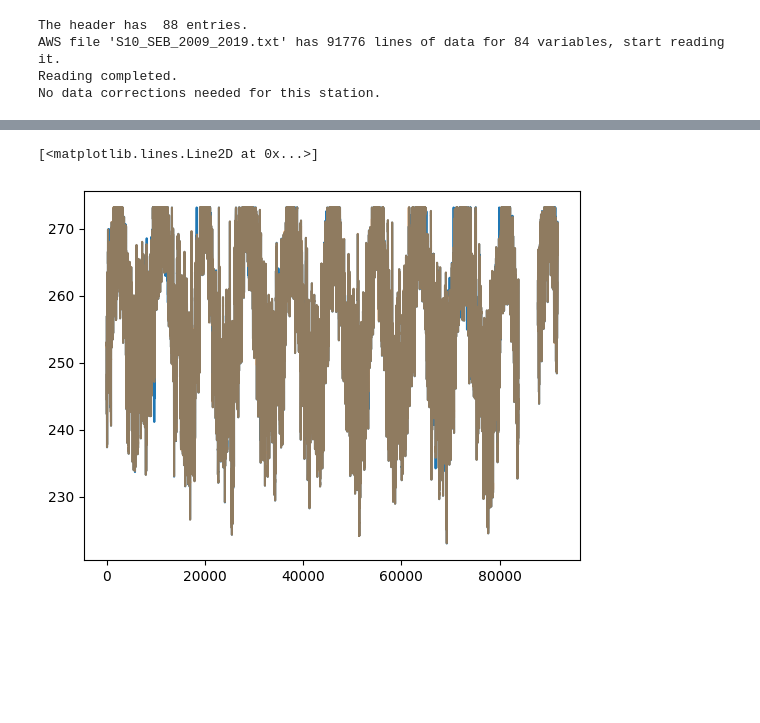
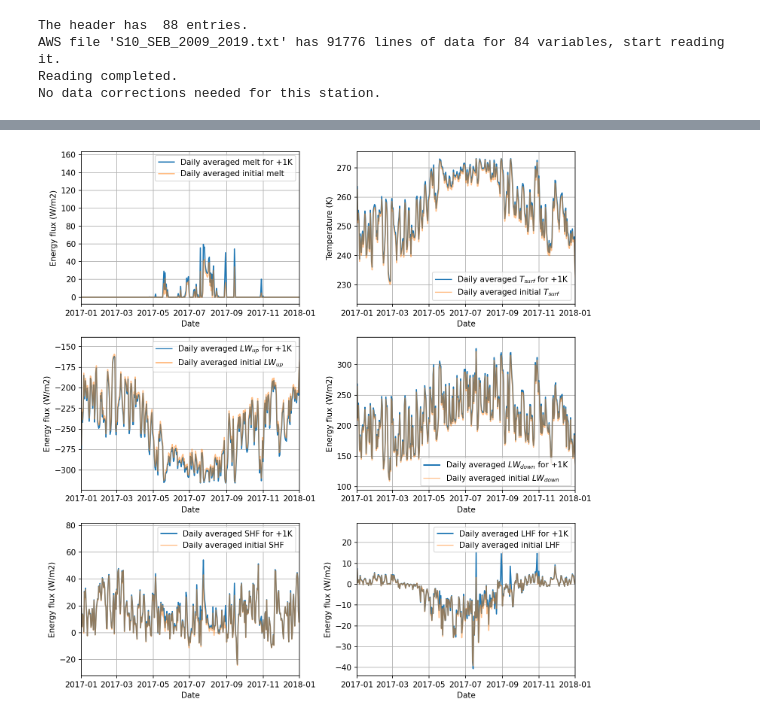
Before and after one commit to CLPHUU/IceAndClimate, a Jupyter notebook: Project_2/Project2_version2.ipynb, the cells around one changed output, grey strips where cells are left out. Drawn from its saved outputs; the diff is of its cells as text; code cells hidden in the pictures; blank space fills up the shorter version.

```diff
--- a/Project_2/Project2_version2.ipynb
+++ b/Project_2/Project2_version2.ipynb
@@ -262,8 +255,45 @@ plt.plot(melt_dict_fluxes['SHF_adj'], alpha=0.5)
-# %%
-plt.plot(melt_dict_fluxes['T_surf'])
-plt.plot(SEB.T_surface, alpha=0.5)
-# %% [output]
-[<matplotlib.lines.Line2D at 0x...>]
-[figure, removed]
+# %%
+def plot_nice_figures(SEBdata, var, original, var_str, ax, ylabel=True, differences=False):
+    '''Function to plot daily mean values of a variable'''
+    AverageFunction = SEBf.get_daily_average
+    Range  = [dt.datetime.fromisoformat("2017-01-01"), dt.datetime.fromisoformat("2018-01-01")]
+    Label  = "Date"
+    Xdata = AverageFunction(var, SEBdata.DateTime, GiveDatesBack=True)[1]
+
+    daily_mean = AverageFunction(var, SEBdata.DateTime)
+    daily_og_mean = AverageFunction(original, SEBdata.DateTime)
+
+    if not differences:
+        ax.plot(Xdata, daily_mean,label=f'Daily averaged {var_str} for +1K')
+        ax.plot(Xdata,daily_og_mean,alpha=0.5,label=f'Daily averaged initial {var_str}')
+
+
+
+        # ax.set_ylim(-1,100)
+    if differences:
+        ax.plot(Xdata, np.array(daily_mean)-np.array(daily_og_mean),label=f'Difference between daily averaged {var_str} for +1K')
+
+    if ylabel:
+        if var == melt_dict_fluxes['T_surf']:
+            ax.set_ylabel("Temperature (K)")
+        else:
+            ax.set_ylabel("Energy flux (W/m2)")
+
+    ax.set_xlabel(Label)
+    ax.grid()
+    ax.legend()
+    ax.set_xlim(Range)
+# %%
+fig,axs = plt.subplots(3,2,figsize=(10,10),dpi=150,sharey=False)
+
+plot_nice_figures(SEBdata, melt_dict_fluxes['Melt'],SEB.melt_initial,'melt',ax= axs[0,0],differences=False)
+plot_nice_figures(SEBdata, melt_dict_fluxes['T_surf'],SEB.T_surface,'$T_{surf}$', ax=axs[0,1],differences=False)
+plot_nice_figures(SEBdata, melt_dict_fluxes['LW_adj_up'],-1*np.array(SEB.LWup),'$LW_{up}$', ax=axs[1,0],differences=False)
+plot_nice_figures(SEBdata, melt_dict_fluxes['LW_adj_down'],SEB.LWdown,'$LW_{down}$', ax=axs[1,1],ylabel=True,differences=False)
+plot_nice_figures(SEBdata, melt_dict_fluxes['SHF_adj'],SEB.SHF_initial,'SHF', ax=axs[2,0],differences=False)
+plot_nice_figures(SEBdata, melt_dict_fluxes['LHF_adj'],SEB.LHF_initial,'LHF', ax=axs[2,1],ylabel=True,differences=False)
+plt.tight_layout()
+# %% [output]
+[figure, added]
 # %%
 netLW = [i + j for i, j in zip(melt_dict_fluxes['LW_adj_up'], melt_dict_fluxes['LW_adj_down'])]
```
Also changed, not shown: parts of 16 cells of this notebook.
